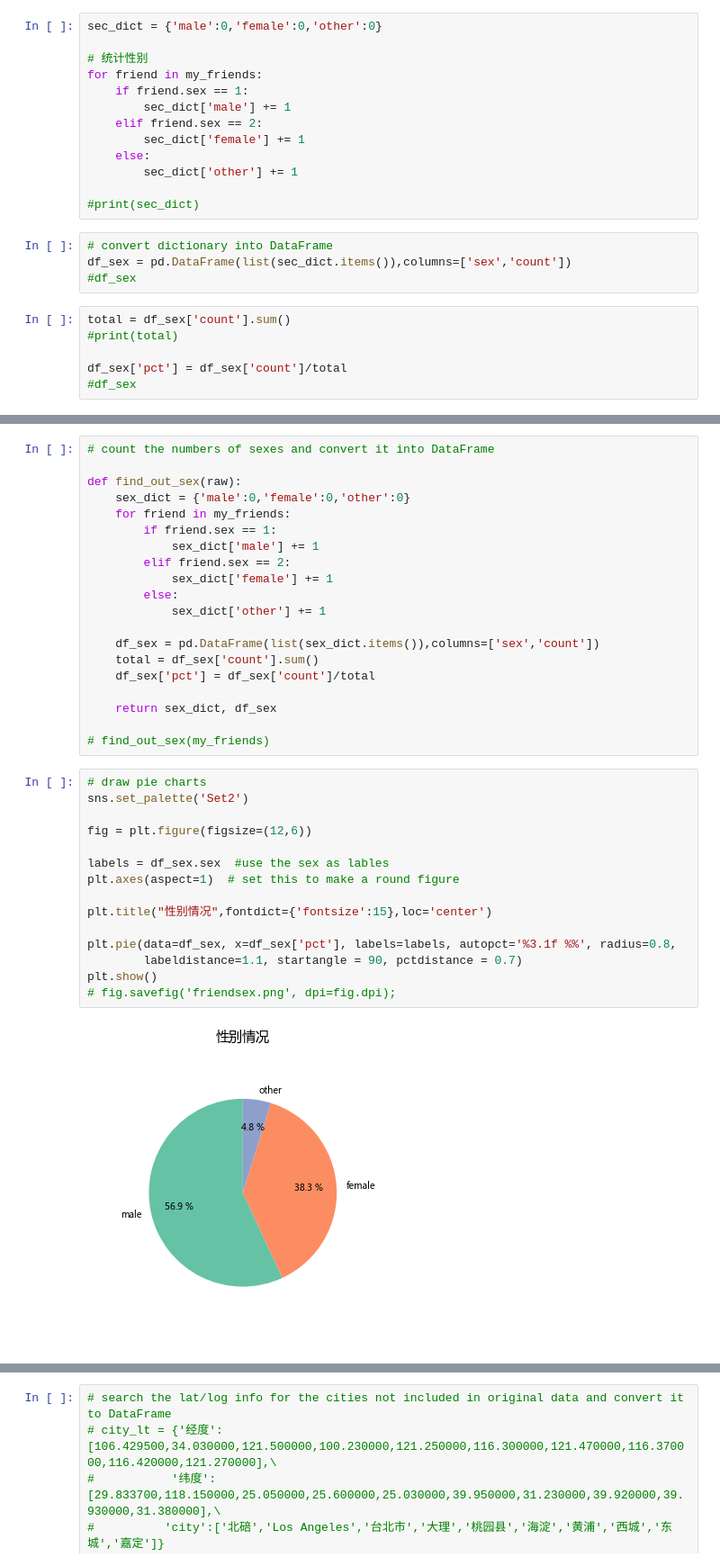
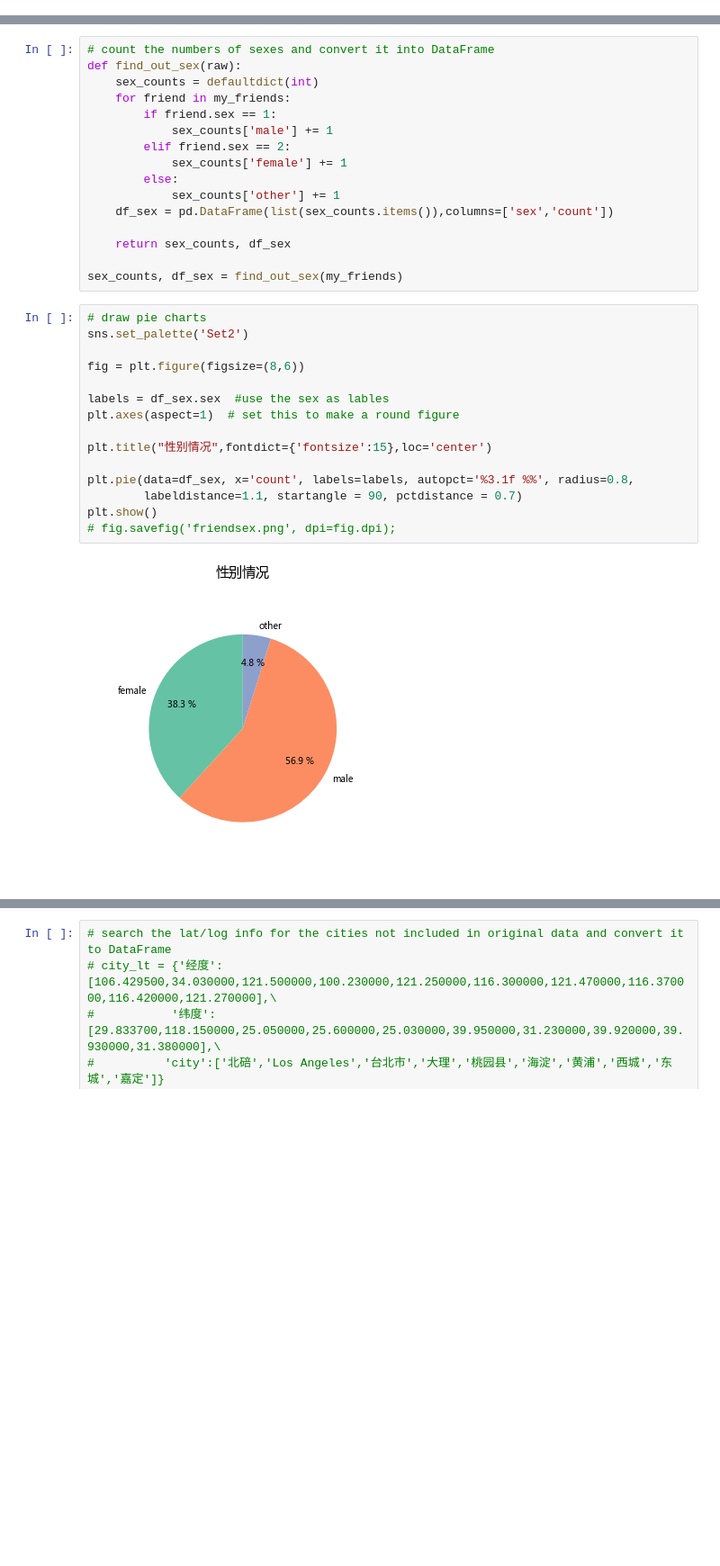
Before and after one commit to MabelFan/wechat_friends, a Jupyter notebook: wechatfriends.ipynb, the cells around one changed output, grey strips where cells are left out. Shown: that part at 90% size. Drawn from its saved outputs; the diff is of its cells as text; blank space fills up the shorter version.

Commit message:
use defaultdict, reorganize the analysis and make some descriptions

```diff
--- a/wechatfriends.ipynb
+++ b/wechatfriends.ipynb
@@ -36,23 +67,0 @@ Login successfully as 范梅
-# %%
-sec_dict = {'male':0,'female':0,'other':0}
-
-# 统计性别
-for friend in my_friends:
-    if friend.sex == 1:
-        sec_dict['male'] += 1
-    elif friend.sex == 2:
-        sec_dict['female'] += 1
-    else:
-        sec_dict['other'] += 1
-
-#print(sec_dict)
-# %%
-# convert dictionary into DataFrame
-df_sex = pd.DataFrame(list(sec_dict.items()),columns=['sex','count'])
-#df_sex
-# %%
-total = df_sex['count'].sum()
-#print(total)
-
-df_sex['pct'] = df_sex['count']/total
-#df_sex
@@ -59,37 +74,33 @@ df_sex['pct'] = df_sex['count']/total
 # %%
 # count the numbers of sexes and convert it into DataFrame
-
 def find_out_sex(raw):
-    sex_dict = {'male':0,'female':0,'other':0}
+    sex_counts = defaultdict(int)
     for friend in my_friends:
         if friend.sex == 1:
-            sex_dict['male'] += 1
+            sex_counts['male'] += 1
         elif friend.sex == 2:
-            sex_dict['female'] += 1
+            sex_counts['female'] += 1
         else:
-            sex_dict['other'] += 1
+            sex_counts['other'] += 1
+    df_sex = pd.DataFrame(list(sex_counts.items()),columns=['sex','count'])
 
-    df_sex = pd.DataFrame(list(sex_dict.items()),columns=['sex','count'])
-    total = df_sex['count'].sum()
-    df_sex['pct'] = df_sex['count']/total
+    return sex_counts, df_sex
 
-    return sex_dict, df_sex
-
-# find_out_sex(my_friends)
+sex_counts, df_sex = find_out_sex(my_friends)
 # %%
 # draw pie charts
 sns.set_palette('Set2')
 
-fig = plt.figure(figsize=(12,6))
+fig = plt.figure(figsize=(8,6))
 
 labels = df_sex.sex  #use the sex as lables
 plt.axes(aspect=1)  # set this to make a round figure
 
 plt.title("性别情况",fontdict={'fontsize':15},loc='center')
 
-plt.pie(data=df_sex, x=df_sex['pct'], labels=labels, autopct='%3.1f %%', radius=0.8,
+plt.pie(data=df_sex, x='count', labels=labels, autopct='%3.1f %%', radius=0.8,
         labeldistance=1.1, startangle = 90, pctdistance = 0.7)
 plt.show()
 # fig.savefig('friendsex.png', dpi=fig.dpi);
 # %% [output]
-[figure, old version]
+[figure, new version]
```
Also changed, not shown: parts of 38 cells of this notebook.
